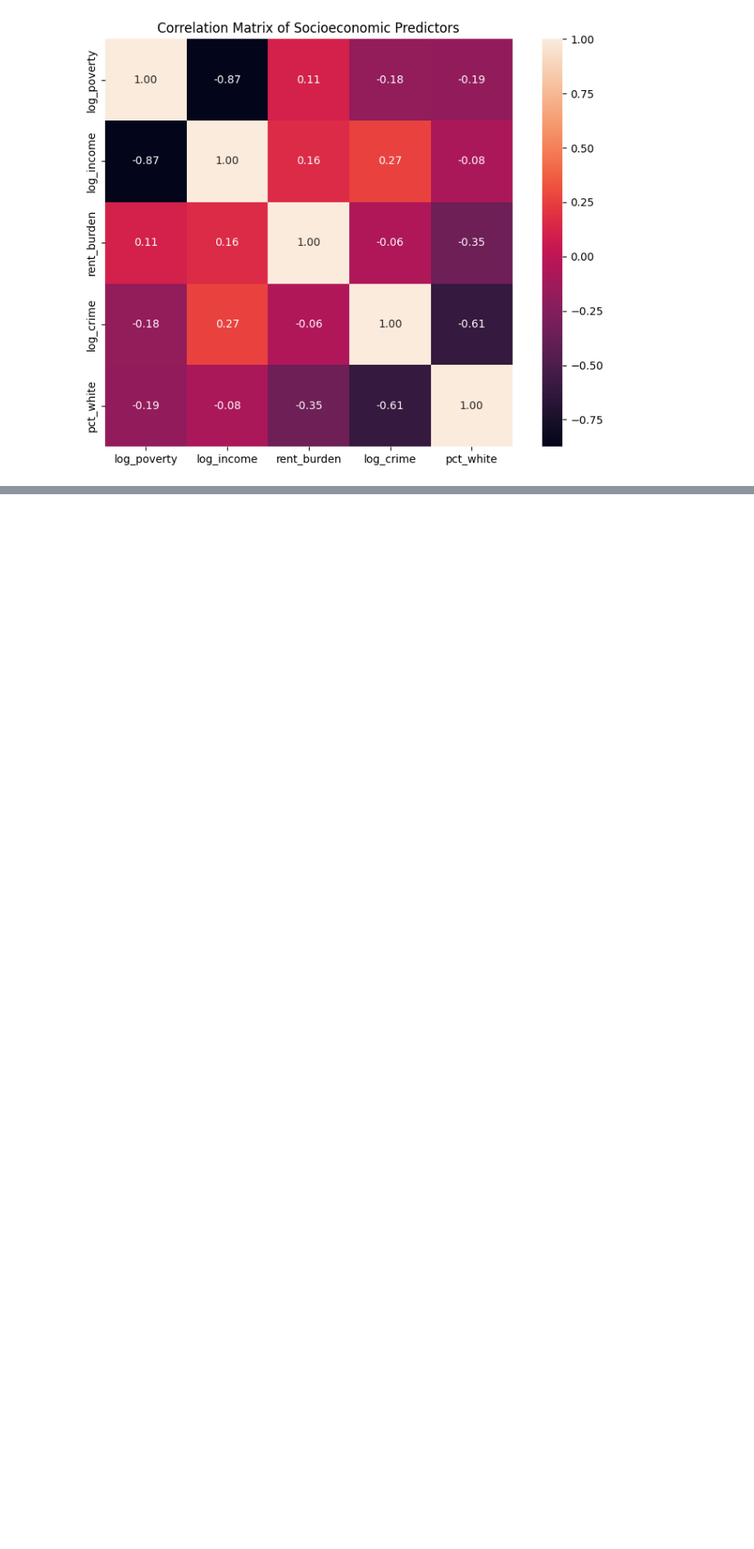
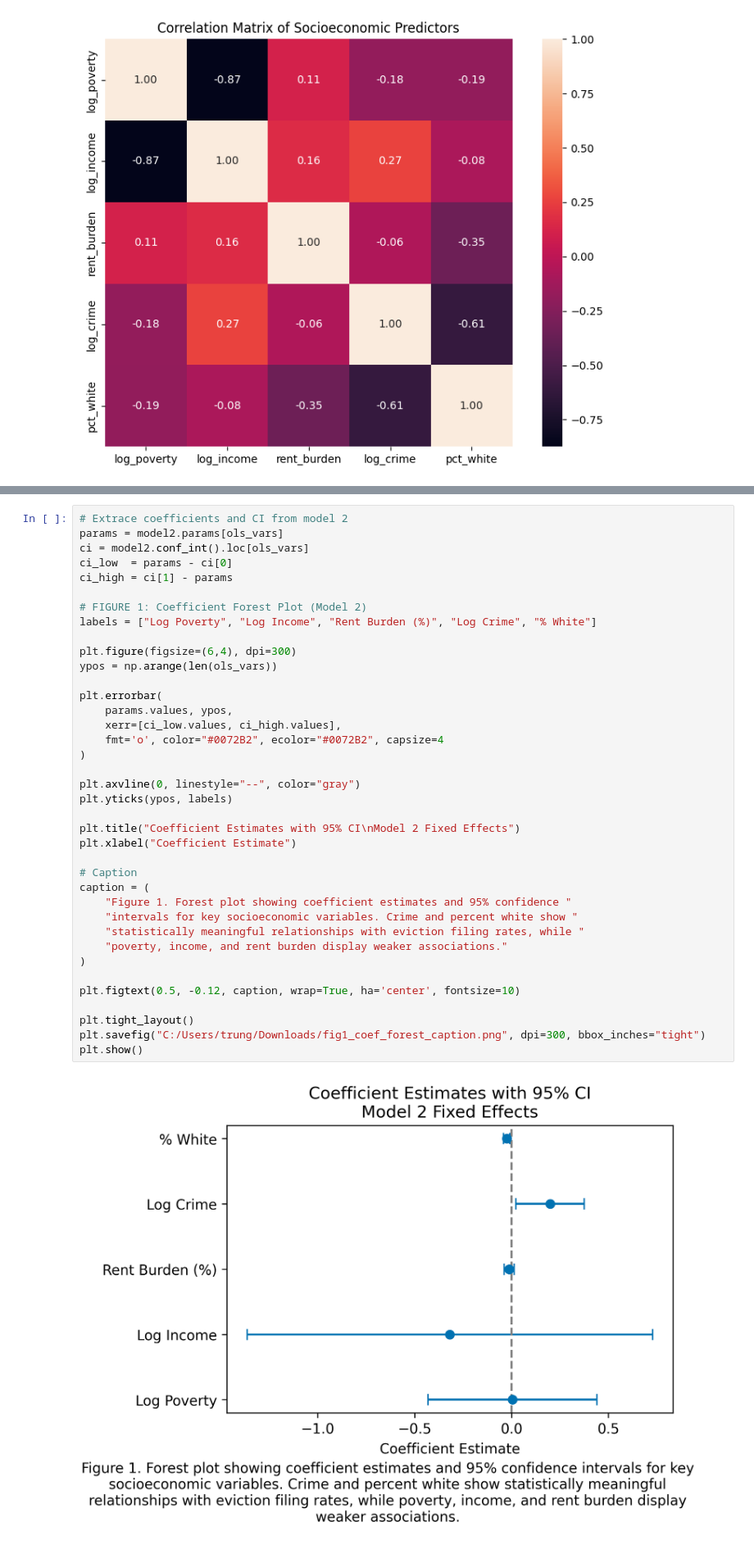
Before and after one commit to tnguye27/CCDS, a Jupyter notebook: notebooks/regression.ipynb, the cells around one changed output, grey strips where cells are left out. Shown at 82% size. Drawn from its saved outputs; the diff is of its cells as text; blank space fills up the shorter version.

Commit message:
Create coefficients and CI intervals, residuals, and average eviction rate by metropolitan status code and plot. Save the figures as png file

```diff
--- a/notebooks/regression.ipynb
+++ b/notebooks/regression.ipynb
@@ -182,0 +185,40 @@ plt.show()
+# %%
+# Extrace coefficients and CI from model 2
+params = model2.params[ols_vars]
+ci = model2.conf_int().loc[ols_vars]
+ci_low  = params - ci[0]
+ci_high = ci[1] - params
+
+# FIGURE 1: Coefficient Forest Plot (Model 2)
+labels = ["Log Poverty", "Log Income", "Rent Burden (%)", "Log Crime", "% White"]
+
+plt.figure(figsize=(6,4), dpi=300)
+ypos = np.arange(len(ols_vars))
+
+plt.errorbar(
+    params.values, ypos,
+    xerr=[ci_low.values, ci_high.values],
+    fmt='o', color="#0072B2", ecolor="#0072B2", capsize=4
+)
+
+plt.axvline(0, linestyle="--", color="gray")
+plt.yticks(ypos, labels)
+
+plt.title("Coefficient Estimates with 95% CI\nModel 2 Fixed Effects")
+plt.xlabel("Coefficient Estimate")
+
+# Caption
+caption = (
+    "Figure 1. Forest plot showing coefficient estimates and 95% confidence "
+    "intervals for key socioeconomic variables. Crime and percent white show "
+    "statistically meaningful relationships with eviction filing rates, while "
+    "poverty, income, and rent burden display weaker associations."
+)
+
+plt.figtext(0.5, -0.12, caption, wrap=True, ha='center', fontsize=10)
+
+plt.tight_layout()
+plt.savefig("C:/Users/trung/Downloads/fig1_coef_forest_caption.png", dpi=300, bbox_inches="tight")
+plt.show()
+# %% [output]
+[figure, added]
```
Also changed, not shown: parts of 6 cells of this notebook, 4 other files.
